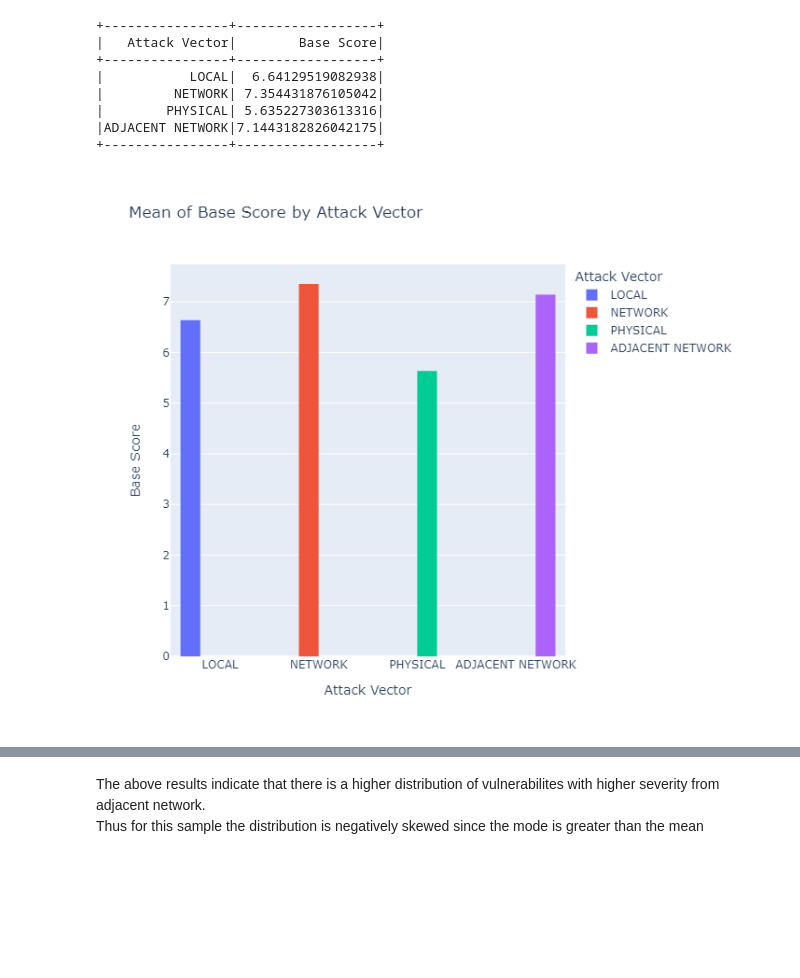
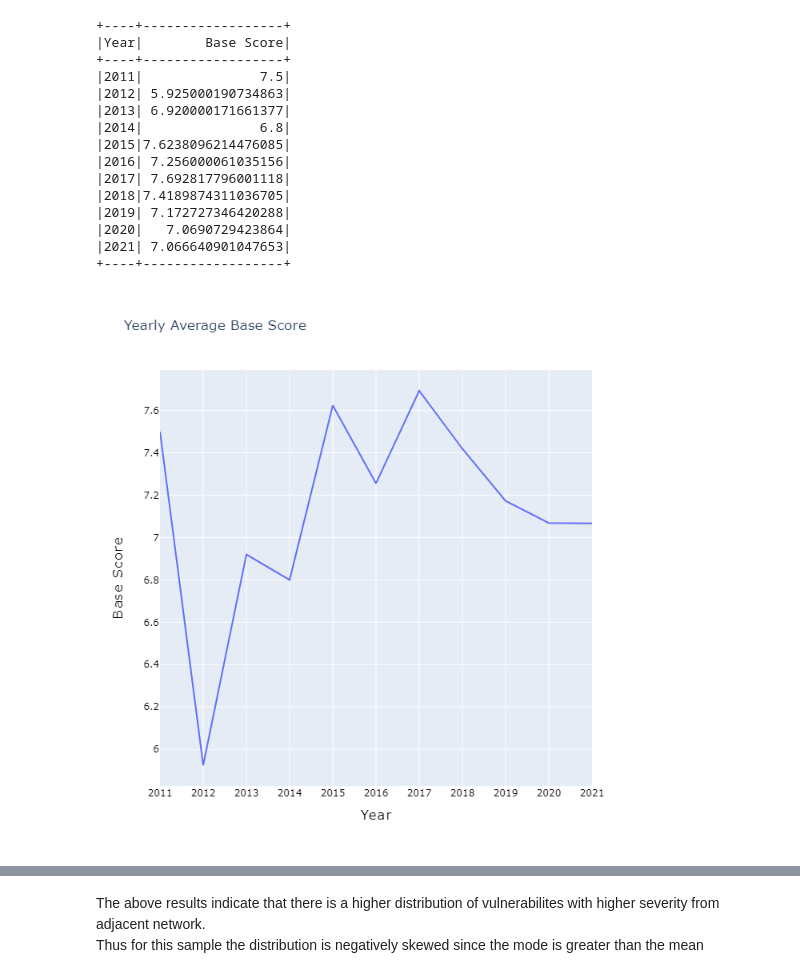
Before and after one commit to XvXAdrienXvX/VMAnalytics, a Jupyter notebook: Notebooks/demo.ipynb, the cells around one changed output, grey strips where cells are left out. Saved outputs shown, nothing was run; the diff lists cells and outputs as text; code cells hidden in the pictures; blank space fills up the shorter version.

```diff
--- a/Notebooks/demo.ipynb
+++ b/Notebooks/demo.ipynb
@@ -52,13 +38,32 @@ dt_analyzer.show_histogram(mode_df_base_score, "Attack Vector", "Base Score", 70
-# %%
-mean_df_base_score = dt_analyzer.calculate_mean_category(dataFrame, "attackVector", "baseScore", "Attack Vector", "Base Score")
-dt_analyzer.show_histogram(mean_df_base_score, "Attack Vector", "Base Score", 700, 600, "Mean of Base Score by Attack Vector", "png")
-# %% [output]
-+----------------+------------------+
-|   Attack Vector|        Base Score|
-+----------------+------------------+
-|           LOCAL|  6.64129519082938|
-|         NETWORK| 7.354431876105042|
-|        PHYSICAL| 5.635227303613316|
-|ADJACENT NETWORK|7.1443182826042175|
-+----------------+------------------+
-[figure, removed]
+# %%
+mean_df_base_score = dt_analyzer.calculate_mean_category(dataFrame, "year", "baseScore", "Year", "Base Score", True)
+options = {
+    'xAxisLabel': "<span style='letter-spacing: 1.3px;'>Year</span>",
+    'yAxisLabel': "<span style='letter-spacing: 1.3px;'>Base Score</span>",
+    'width': 700,
+    'height': 700,
+    'title': "Yearly Average Base Score",
+    'format': "png",
+    'font_size': 16,
+    'font_color': "black",
+    'value_color': "black",
+    'value_size': 12
+}
+dt_analyzer.show_line_chart(mean_df_base_score, "Year", "Base Score", options)
+# %% [output]
++----+------------------+
+|Year|        Base Score|
++----+------------------+
+|2011|               7.5|
+|2012| 5.925000190734863|
+|2013| 6.920000171661377|
+|2014|               6.8|
+|2015|7.6238096214476085|
+|2016| 7.256000061035156|
+|2017| 7.692817796001118|
+|2018|7.4189874311036705|
+|2019| 7.172727346420288|
+|2020|   7.0690729423864|
+|2021| 7.066640901047653|
++----+------------------+
+[figure, added]
```
Also changed, not shown: parts of 18 cells of this notebook, 2 other files.
